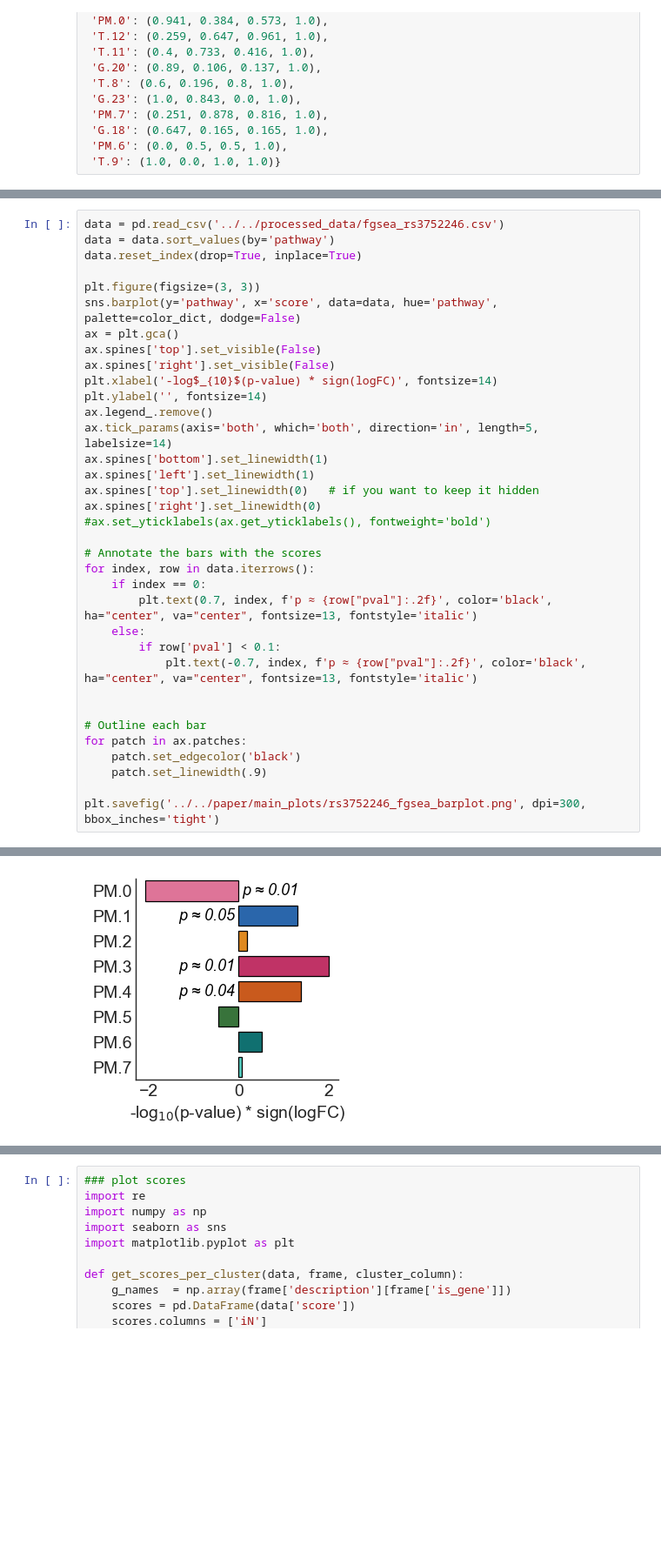
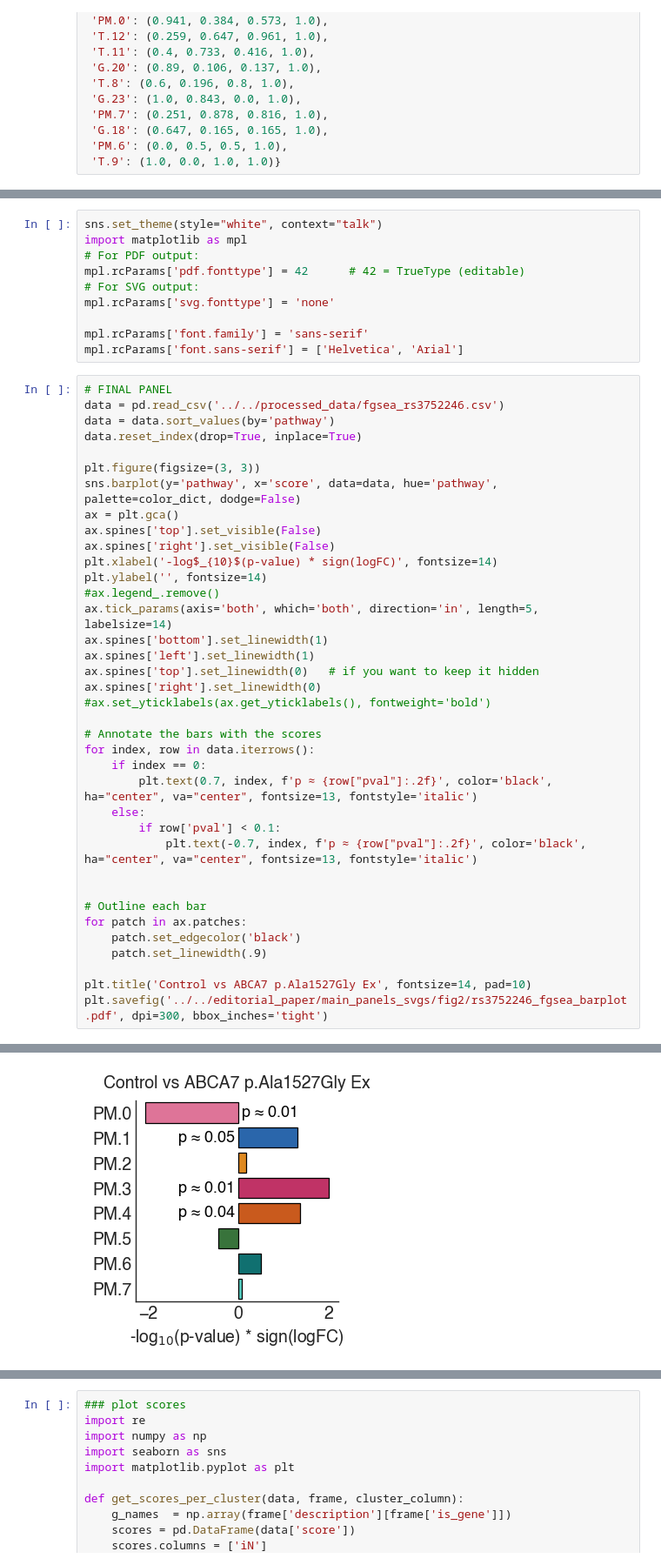
Before and after one commit to djunamay/ABCA7lof2, a Jupyter notebook: analyses/common_variant_analysis/common_variant_plotting.ipynb, the cells around one changed output, grey strips where cells are left out. Shown at 87% size. Saved outputs shown, nothing was run; the diff lists cells and outputs as text; blank space fills up the shorter version.

Commit message:
final run common var plotting to make pdf panels

```diff
--- a/analyses/common_variant_analysis/common_variant_plotting.ipynb
+++ b/analyses/common_variant_analysis/common_variant_plotting.ipynb
@@ -36,4 +39,15 @@ sns.set_theme(style="white", context="talk")
+# %%
+sns.set_theme(style="white", context="talk")
+import matplotlib as mpl
+# For PDF output:
+mpl.rcParams['pdf.fonttype'] = 42      # 42 = TrueType (editable)
+# For SVG output:
+mpl.rcParams['svg.fonttype'] = 'none'
+
+mpl.rcParams['font.family'] = 'sans-serif'
+mpl.rcParams['font.sans-serif'] = ['Helvetica', 'Arial']
 # %%
+# FINAL PANEL
 data = pd.read_csv('../../processed_data/fgsea_rs3752246.csv')
 data = data.sort_values(by='pathway')
 data.reset_index(drop=True, inplace=True)
@@ -45,7 +59,7 @@ ax.spines['top'].set_visible(False)
 ax.spines['right'].set_visible(False)
 plt.xlabel('-log$_{10}$(p-value) * sign(logFC)', fontsize=14)
 plt.ylabel('', fontsize=14)
-ax.legend_.remove()
+#ax.legend_.remove()
 ax.tick_params(axis='both', which='both', direction='in', length=5, labelsize=14)
 ax.spines['bottom'].set_linewidth(1)
 ax.spines['left'].set_linewidth(1)
@@ -67,5 +81,6 @@ for patch in ax.patches:
     patch.set_edgecolor('black')
     patch.set_linewidth(.9)
 
-plt.savefig('../../paper/main_plots/rs3752246_fgsea_barplot.png', dpi=300, bbox_inches='tight')
+plt.title('Control vs ABCA7 p.Ala1527Gly Ex', fontsize=14, pad=10)
+plt.savefig('../../editorial_paper/main_panels_svgs/fig2/rs3752246_fgsea_barplot.pdf', dpi=300, bbox_inches='tight')
 # %% [output]
@@ -72,4 +93,4 @@ plt.savefig('../../paper/main_plots/rs3752246_fgsea_barplot.png', dpi=300, bbox_
-[figure, old version]
+[figure, new version]
 # %%
 import pandas as pd
 import matplotlib.pyplot as plt
```
Also changed, not shown: parts of 12 cells of this notebook.
